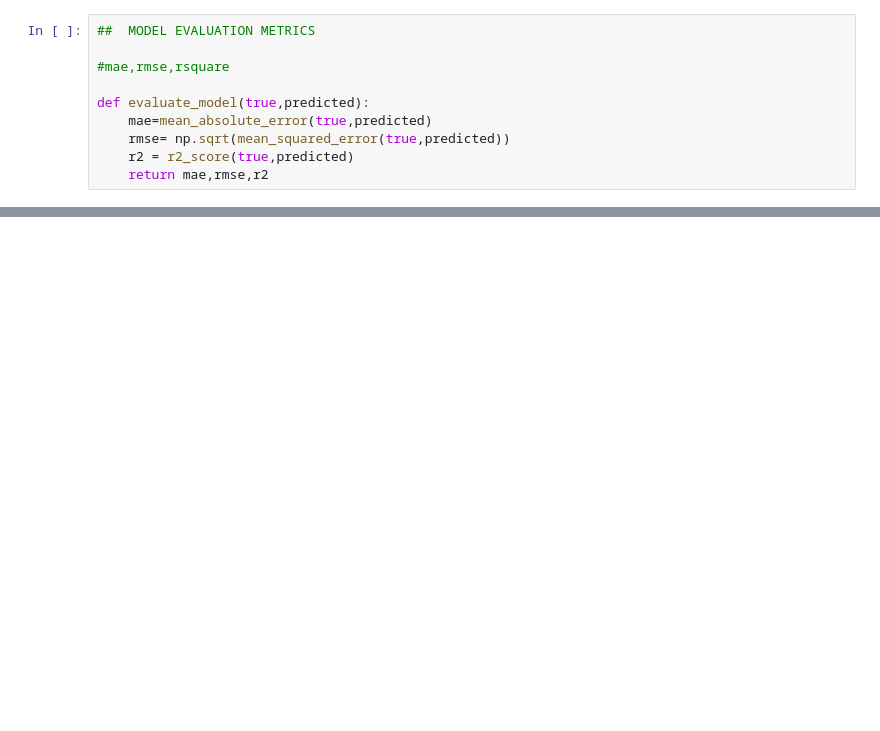
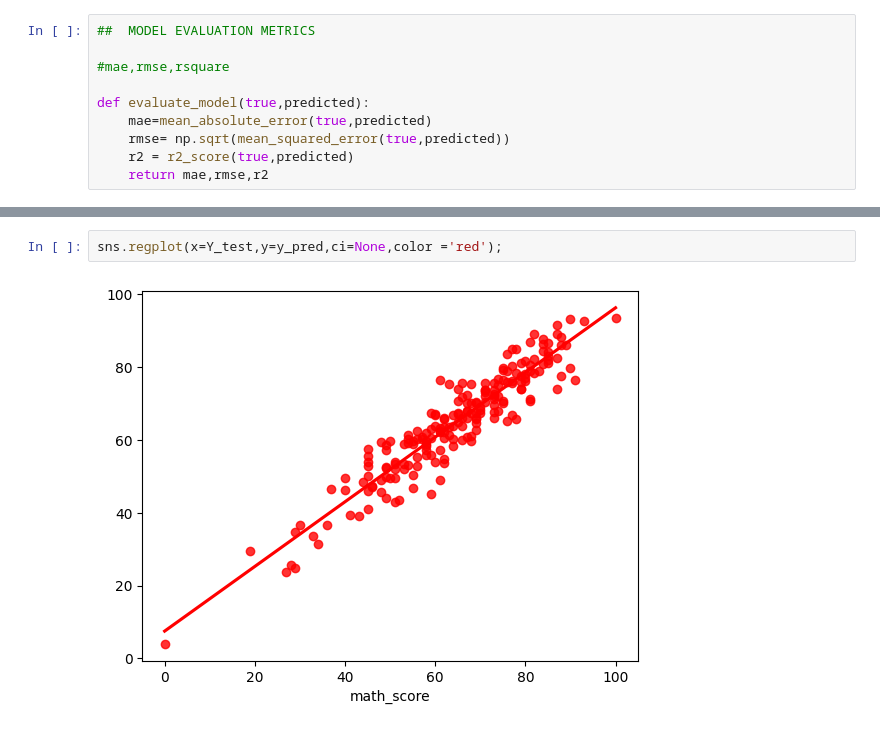
Before and after one commit to prasannaml/ML-End-to-End-Project, a Jupyter notebook: notebook/MODEL TRAINING.ipynb, the cells around one changed output, grey strips where cells are left out. Cells and saved outputs as stored; diff of their text form; blank space fills up the shorter version.

```diff
--- a/notebook/MODEL TRAINING.ipynb
+++ b/notebook/MODEL TRAINING.ipynb
@@ -215,0 +328,4 @@ MODEL PERFORMANCE FOR TEST SET
+# %%
+sns.regplot(x=Y_test,y=y_pred,ci=None,color ='red');
+# %% [output]
+[figure, added]
```
Also changed, not shown: parts of 12 cells of this notebook.
